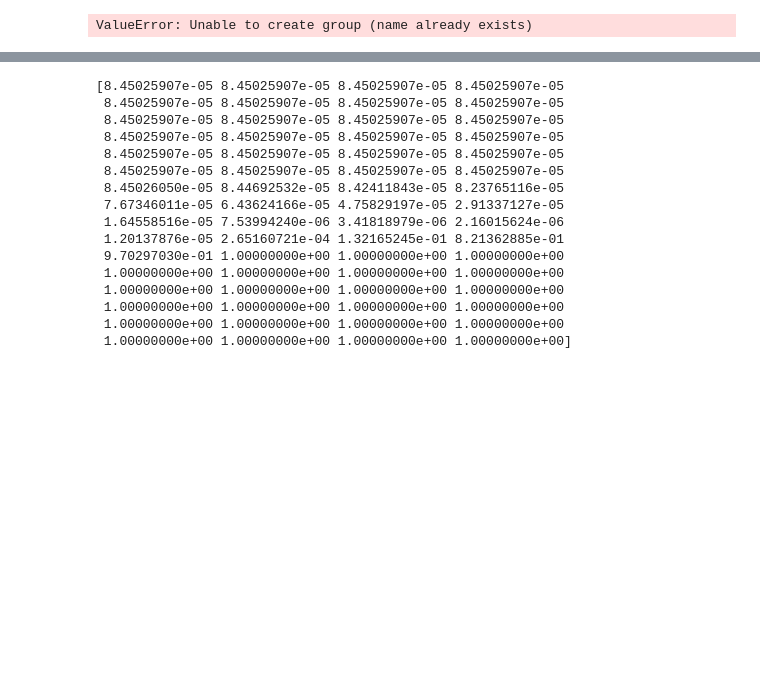
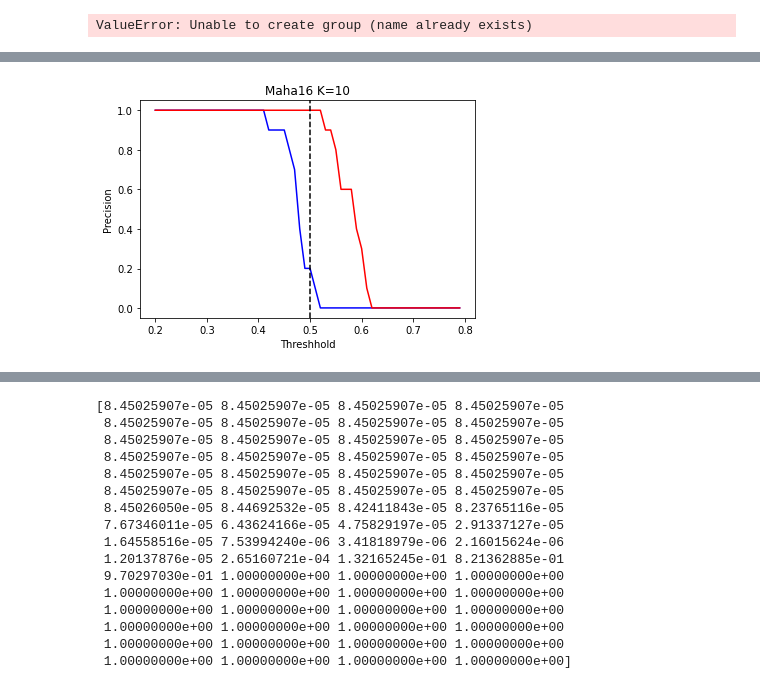
Before and after one commit to TSPoulsen/puffinn, a Jupyter notebook: experiments/results/explore_results.ipynb, the cells around one changed output, grey strips where cells are left out. Drawn from its saved outputs; the diff is of its cells as text; code cells hidden in the pictures; blank space fills up the shorter version.

```diff
--- a/experiments/results/explore_results.ipynb
+++ b/experiments/results/explore_results.ipynb
@@ -639,0 +678,37 @@ ValueError: Unable to create group (name already exists)
+# %%
+filenames = {
+            "g100_pass_filter_euc_perm.hdf5": "EP",
+            "g100_pass_filter_maha_perm.hdf5": "MP",
+            "g100_pass_filter_euc16_perm.hdf5": "E16P",
+            "g100_pass_filter_maha16_perm.hdf5": "MP16",
+            "g100_pass_filter_euc_no_perm.hdf5": "ENP",
+            "g100_pass_filter_maha_no_perm.hdf5": "MNP",
+            "g100_pass_filter_euc16_no_perm.hdf5": "E16NP",
+            "g100_pass_filter_maha16_no_perm.hdf5": "M16NP"}
+rp_data = h5py.File("rec_prec_results.hdf5", "r")
+k = "10"
+r = rp_data[pr.filenames["g100_pass_filter_maha16_no_perm.hdf5"]][k]["recalls"][i]
+p = rp_data[pr.filenames["g100_pass_filter_maha16_no_perm.hdf5"]][k]["precisions"]
+worst = (201, 101)
+best = (0, 0)
+
+for i in range(p.shape[0]):
+    t_i = np.searchsorted(p[i],0.9)
+    worst = min(worst, (t_i, i))
+    best = max(best, (t_i, i))
+p1 = rp_data[pr.filenames["g100_pass_filter_maha16_no_perm.hdf5"]][k]["precisions"][worst[1]]
+p2 = rp_data[pr.filenames["g100_pass_filter_maha16_no_perm.hdf5"]][k]["precisions"][best[1]]
+#r = np.mean(r, axis = 0)
+#p = np.mean(p, axis = 0)
+#plt.plot(pr.RAN[100:], r[100:], "b-", label = "recall")
+plt.plot(pr.RAN[120:180], p1[120:180], "b-")
+plt.plot(pr.RAN[120:180], p2[120:180], "r-")
+plt.axvline(0.5, color="black", linestyle = "--")
+plt.title("Maha16 K=" + k)
+plt.xlabel("Threshhold")
+plt.ylabel("Precision")
+plt.savefig("../../plots/static_precision_bad.svg", format="svg")
+plt.show()
+rp_data.close()
+# %% [output]
+[figure, added]
```
Also changed, not shown: parts of 17 cells of this notebook, 19 other files.
